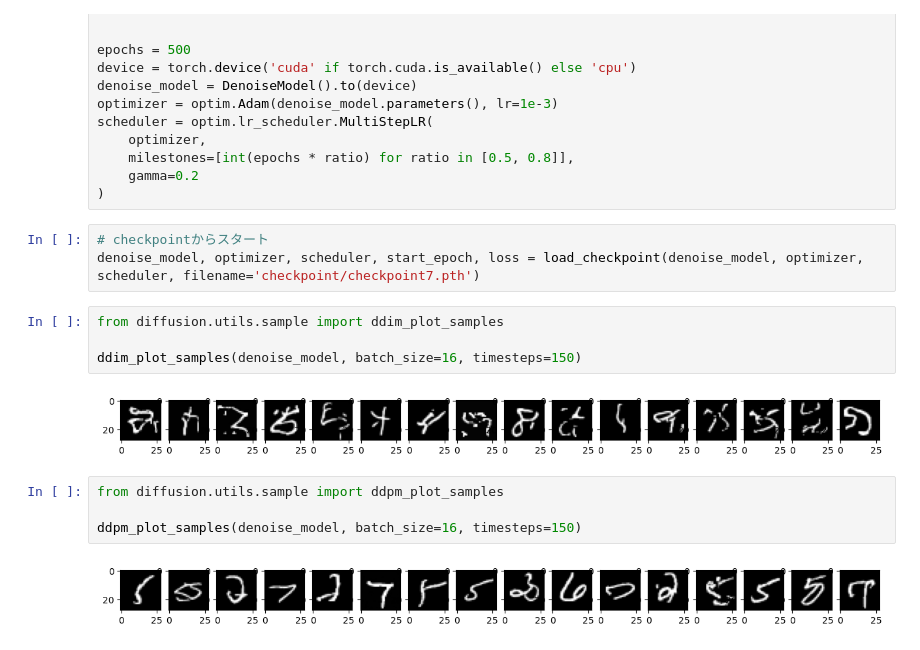
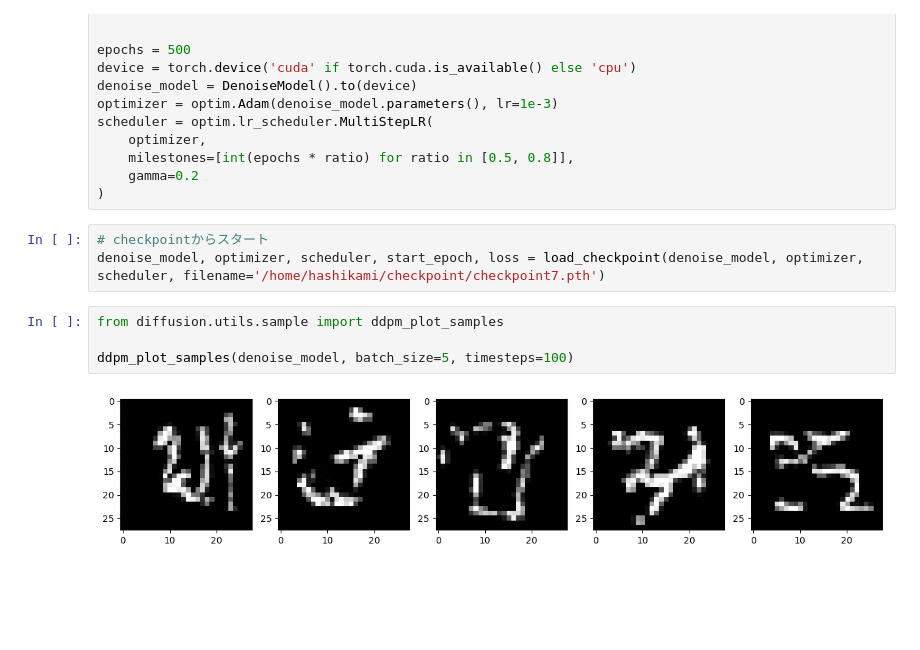
Before and after one commit to hashikun917/Diffusion, a Jupyter notebook: notebooks/Diff_temp.ipynb, the cells around one changed output. Saved outputs shown, nothing was run; the diff lists cells and outputs as text; blank space fills up the shorter version.

```diff
--- a/notebooks/Diff_temp.ipynb
+++ b/notebooks/Diff_temp.ipynb
@@ -69,16 +69,10 @@ scheduler = optim.lr_scheduler.MultiStepLR(
 )
 # %%
 # checkpointからスタート
-denoise_model, optimizer, scheduler, start_epoch, loss = load_checkpoint(denoise_model, optimizer, scheduler, filename='checkpoint/checkpoint7.pth')
+denoise_model, optimizer, scheduler, start_epoch, loss = load_checkpoint(denoise_model, optimizer, scheduler, filename='/home/hashikami/checkpoint/checkpoint7.pth')
 # %%
-from diffusion.utils.sample import ddim_plot_samples
+from diffusion.utils.sample import ddpm_plot_samples
 
-ddim_plot_samples(denoise_model, batch_size=16, timesteps=150)
+ddpm_plot_samples(denoise_model, batch_size=5, timesteps=100)
 # %% [output]
-[figure, old version]
+[figure, new version]
-# %%
-from diffusion.utils.sample import ddpm_plot_samples
-
-ddpm_plot_samples(denoise_model, batch_size=16, timesteps=150)
-# %% [output]
-[figure, removed]
```
Also changed, not shown: parts of 3 cells of this notebook, 3 other files.
